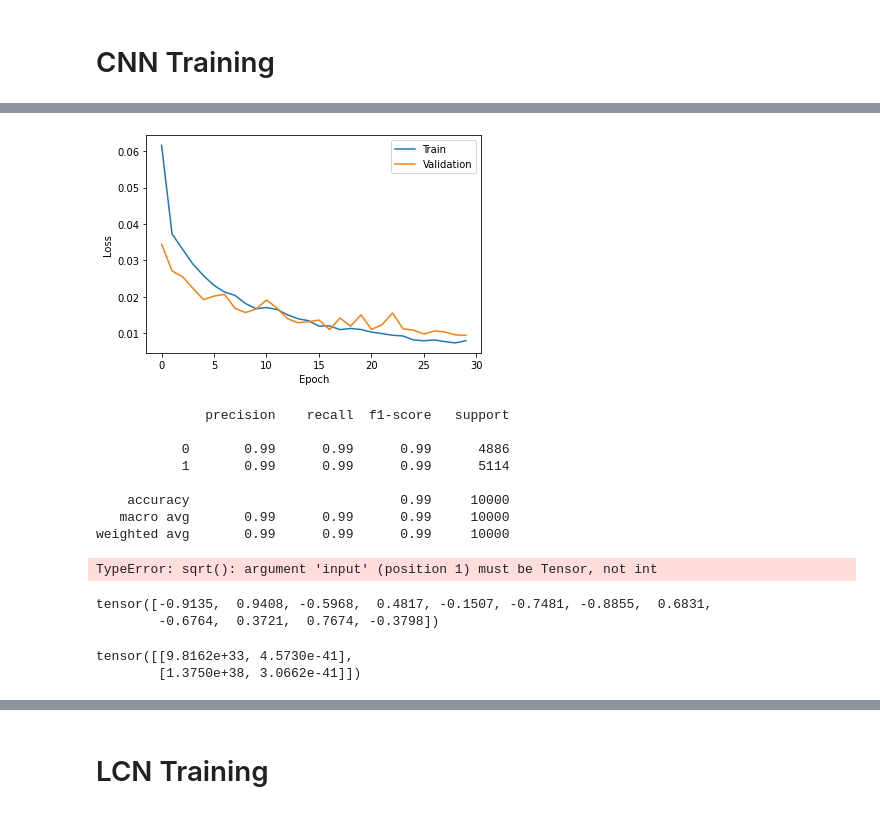
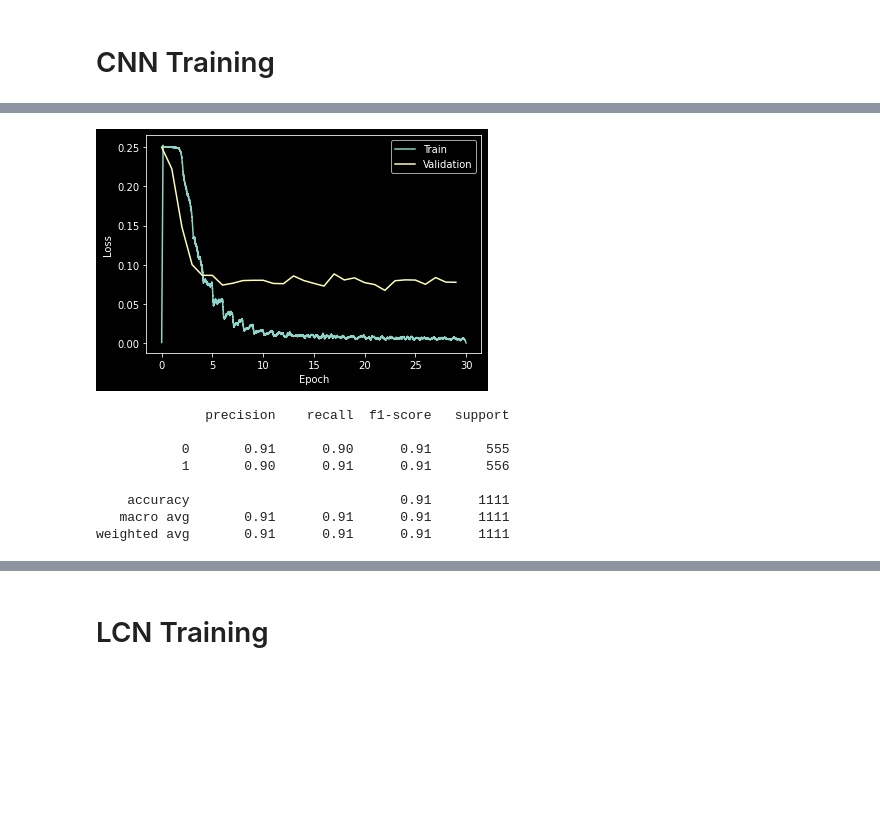
Before and after one commit to okitouni/Learning-symmetries, a Jupyter notebook: ReproducingCompSeparation.ipynb, the cells around one changed output, grey strips where cells are left out. Cells and saved outputs as stored; diff of their text form; code cells hidden in the pictures; blank space fills up the shorter version.

```diff
--- a/ReproducingCompSeparation.ipynb
+++ b/ReproducingCompSeparation.ipynb
@@ -145,6 +72,7 @@ Estimated Total Size (MB): 10.32
 # %%
 T = 30  # epochs
 log_step = 1  # validate and print losses every log_steps
+lr = 1e-4
 criterion = torch.nn.MSELoss()
 # %%
 # Define training and validation functions
@@ -179,8 +107,8 @@ def train_loop(model, T=10, log_step=1):
             loss.append(loss_)
             print(
                 f"Epoch {t:>03d}/{T:^3d} [Step {step+1}/{total_steps}] | Training loss: {loss_:^.4f}", end="\r")
+        losses_train.append(loss)
         loss = np.mean(loss)
-        losses_train.append(loss)
         # Validation Step
         if t % log_step == 0:
             message = f"Epoch {t:>03d}/{T:^3d} | Training loss: {loss:^.4f} - "
@@ -193,18 +121,19 @@ def train_loop(model, T=10, log_step=1):
             losses_val.append(loss)
             message += f"Validation loss: {loss:^.4f}"
             print(message)  # ,end="\r"
-    return losses_train, losses_val
+    return np.concatenate(losses_train), losses_val
 # %% [markdown]
 #  CNN Training
 # %%
-# Train the CNN for 100 epochs
+# Train the CNN
 nfilters = 1024
-stride=1
-kernel_size = 12
+stride=8
+kernel_size = 24
+hidden = 1024
 outdim = int(np.floor((h_digit*n_digits - kernel_size)/stride) + 1)
-cnn = sym.models.CNN(1, out_channels=1, h=h_digit, w=w_digit*n_digits, nfilters=nfilters,
+cnn = sym.models.CNN(1, out_channels=1, h=h_digit, w=w_digit*n_digits, nfilters=nfilters,hidden=hidden,
                      kernel_size=kernel_size, stride=stride, readout_activation=torch.nn.Sigmoid())
 cnn.to(device)
-cnn.optimizer = torch.optim.Adam(cnn.parameters(),lr=1e-3)
-losses_train, losses_val = train_loop(cnn,T=T,log_step=log_step)
+cnn.optimizer = torch.optim.Adam(cnn.parameters(),lr=lr)
+losses_train_cnn, losses_val_cnn = train_loop(cnn,T=T,log_step=log_step)
 # %% [output]
@@ -242,37 +171,28 @@ def metrics(model):
     out = classification_report(yhat.astype(int),targets.astype(int))
     print(out)
     return
-def plot_loss():
-    plt.plot(np.arange(0, T), losses_train[0:], label="Train")
+def plot_loss(losses_train,losses_val,smoothing=None):
+    if smoothing is None:
+        y = losses_train.reshape(-1,T).mean(axis=0)
+    else:
+        y = np.convolve(np.ones(smoothing)/smoothing,losses_train)
+    plt.plot(np.linspace(0,T,len(y)),
+             y, label="Train")
     plt.plot(np.arange(0, T, log_step), losses_val, label="Validation")
     plt.xlabel("Epoch")
     plt.ylabel("Loss")
     plt.legend()
     plt.show()
 # %%
-plot_loss()
+plot_loss(losses_train_cnn, losses_val_cnn,smoothing=500)
 metrics(cnn)
 # %% [output]
-[figure, old version]
+[figure, new version]
               precision    recall  f1-score   support
 
-           0       0.99      0.99      0.99      4886
-           1       0.99      0.99      0.99      5114
+           0       0.91      0.90      0.91       555
+           1       0.90      0.91      0.91       556
 
-    accuracy                           0.99     10000
-   macro avg       0.99      0.99      0.99     10000
-weighted avg       0.99      0.99      0.99     10000
+    accuracy                           0.91      1111
+   macro avg       0.91      0.91      0.91      1111
+weighted avg       0.91      0.91      0.91      1111
-# %%
-.sqrt(4)
-# %% [output]
-TypeError: sqrt(): argument 'input' (position 1) must be Tensor, not int
-# %%
-(torch.rand(3,4)*2-1).flatten()
-# %% [output]
-tensor([-0.9135,  0.9408, -0.5968,  0.4817, -0.1507, -0.7481, -0.8855,  0.6831,
-        -0.6764,  0.3721,  0.7674, -0.3798])
-# %%
-torch.Tensor(2,2)
-# %% [output]
-tensor([[9.8162e+33, 4.5730e-41],
-        [1.3750e+38, 3.0662e-41]])
```
Also changed, not shown: parts of 19 cells of this notebook, 2 other files.
